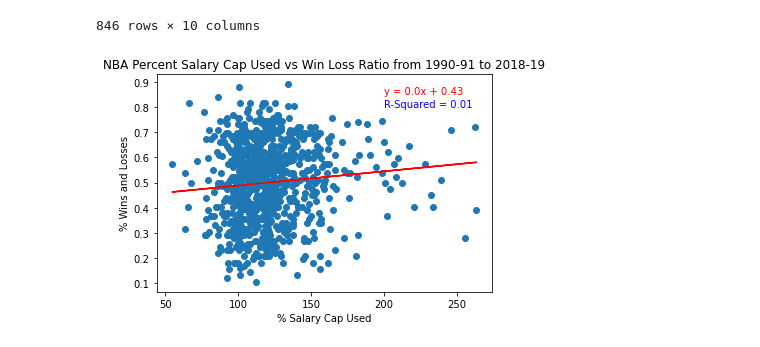
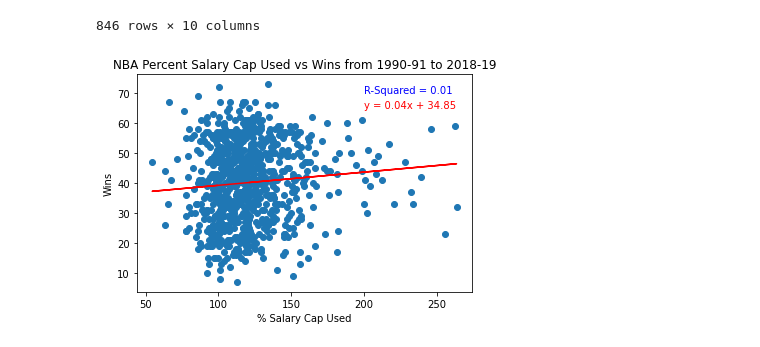
Before and after one commit to Kylec66/NBA-Analysis, a Jupyter notebook: NBA Payrolls Vs Performance.ipynb, the cells around one changed output. Cells and saved outputs as stored; diff of their text form; code cells hidden in the pictures.

Commit message:
added and updated graphs

```diff
--- a/NBA Payrolls Vs Performance.ipynb
+++ b/NBA Payrolls Vs Performance.ipynb
@@ -148,23 +148,23 @@ NBA_summary_df
 | 844 | 2018-19 | Utah | 113826156.0 | 116449685.0 | 101869000 | 111.737777 | ... |
 | 845 | 2018-19 | Washington | 123747588.0 | 126599790.0 | 101869000 | 121.477180 | ... |
 846 rows × 10 columns
-# %%
-#scatter plot of "Percent Salary Cap Used vs NBA Win Loss Ratio from 1990-91 to 2018-19"
-x_values = NBA_summary_df["% Salary Cap Used"]
-y_values = NBA_summary_df["% Wins and Losses"]
-(slope, intercept, rvalue, pvalue, stderr) = linregress(x_values, y_values)
-regress_values = x_values * slope + intercept
-line_eq = "y = " + str(round(slope,2)) + "x + " + str(round(intercept,2))
-rvalue = rvalue**2
-rvaluer = rvalue.round(2)
-plt.scatter(x_values,y_values)
-plt.plot(x_values,regress_values,"r-")
-plt.annotate(line_eq,(200,0.85),fontsize=10,color="red")
-plt.annotate((f'R-Squared = {rvaluer}'),(200,0.8),fontsize=10,color="blue")
-plt.xlabel("% Salary Cap Used")
-plt.ylabel("% Wins and Losses")
-plt.title(f'NBA Percent Salary Cap Used vs Win Loss Ratio from 1990-91 to 2018-19')
-plt.show()
-# %% [output]
-[figure, removed]
+# %%
+#scatter plot of "Percent Salary Cap Used vs NBA Wins from 1990-91 to 2018-19"
+x_values = NBA_summary_df["% Salary Cap Used"]
+y_values = NBA_summary_df["Wins"]
+(slope, intercept, rvalue, pvalue, stderr) = linregress(x_values, y_values)
+regress_values = x_values * slope + intercept
+line_eq = "y = " + str(round(slope,2)) + "x + " + str(round(intercept,2))
+rvalue = rvalue**2
+rvaluer = rvalue.round(2)
+plt.scatter(x_values,y_values)
+plt.plot(x_values,regress_values,"r-")
+plt.annotate(line_eq,(200,65),fontsize=10,color="red")
+plt.annotate((f'R-Squared = {rvaluer}'),(200,70),fontsize=10,color="blue")
+plt.xlabel("% Salary Cap Used")
+plt.ylabel("Wins")
+plt.title(f'NBA Percent Salary Cap Used vs Wins from 1990-91 to 2018-19')
+plt.show()
+# %% [output]
+[figure, added]
 # %%
```
Also changed, not shown: parts of 28 cells of this notebook.
